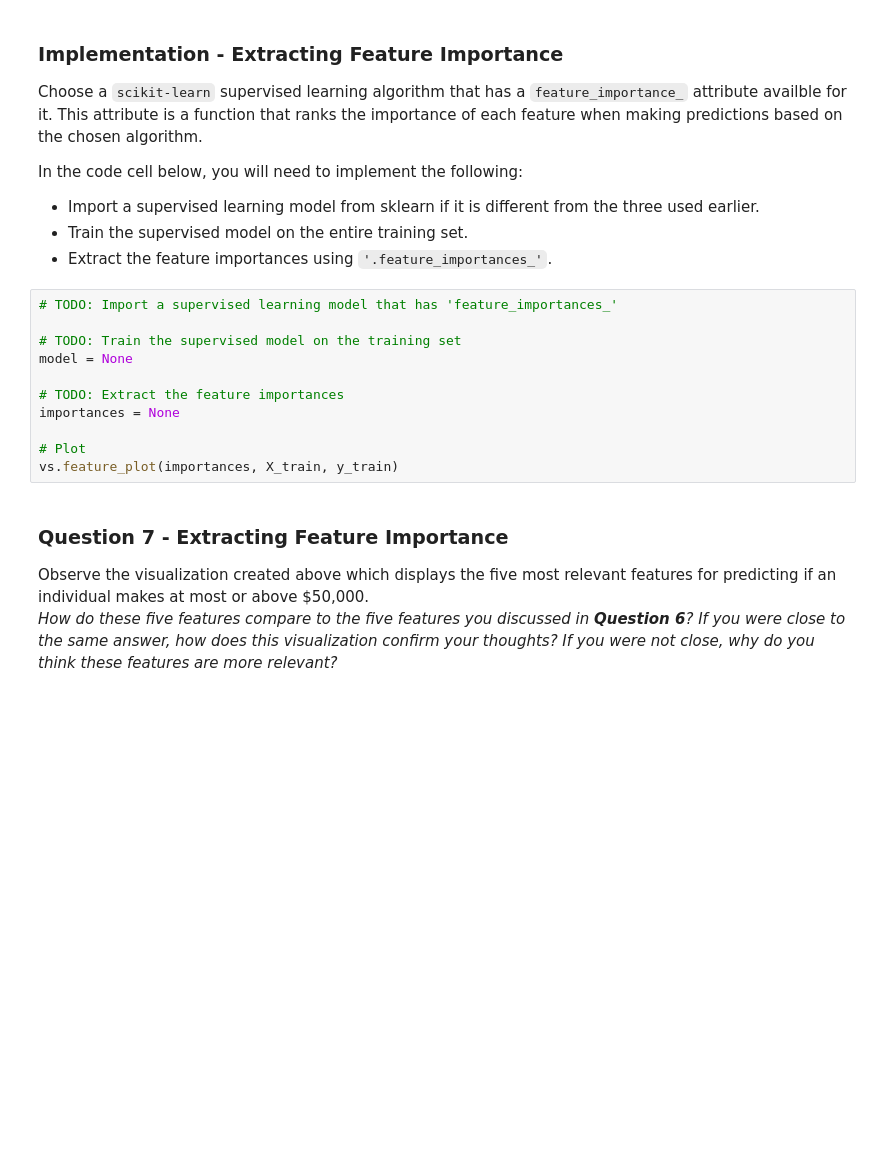
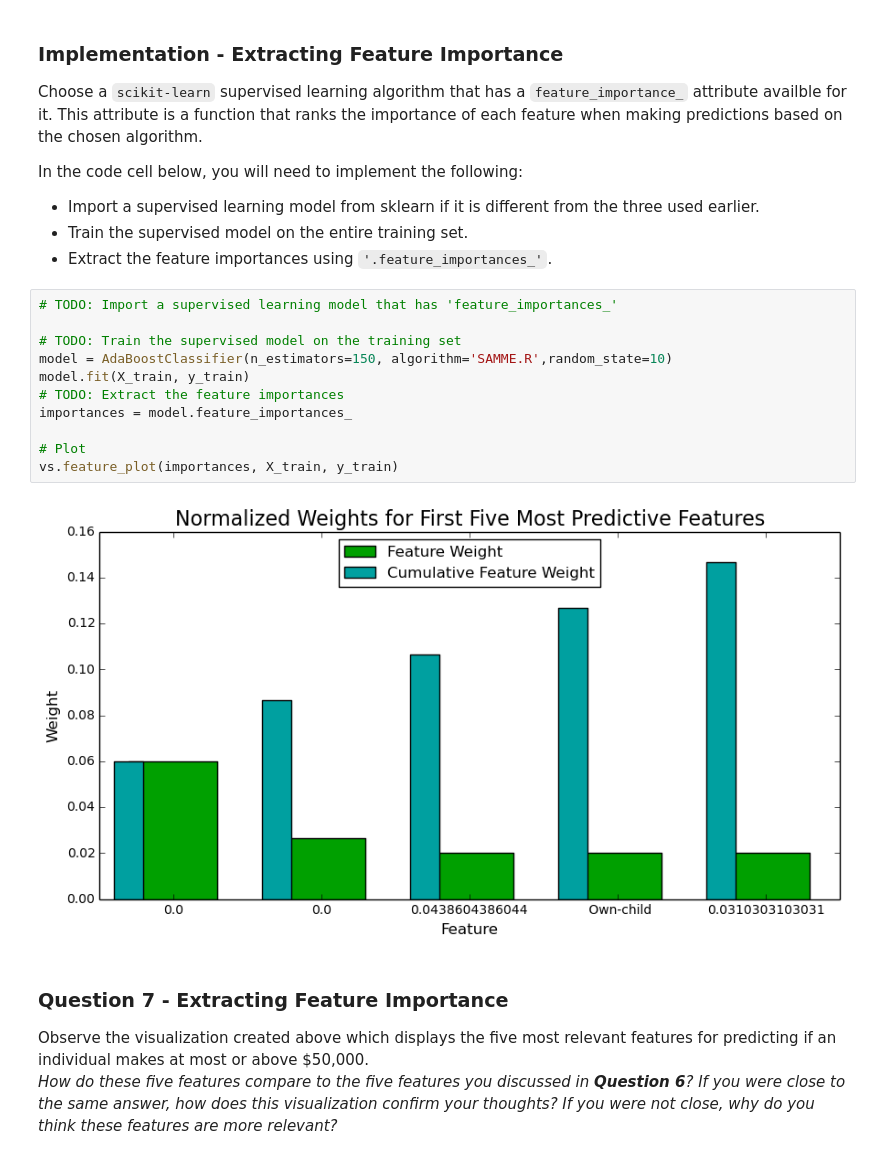
Before and after one commit to tahirahmad2030/findingdonorsforcharity, a Jupyter notebook: finding_donors.ipynb, the cells around one changed output. Cells and saved outputs as stored; diff of their text form; blank space fills up the shorter version.

```diff
--- a/finding_donors.ipynb
+++ b/finding_donors.ipynb
@@ -462,14 +559,16 @@ In the code cell below, you will need to implement the following:
 # %%
 # TODO: Import a supervised learning model that has 'feature_importances_'
 
 # TODO: Train the supervised model on the training set
-model = None
-
+model = AdaBoostClassifier(n_estimators=150, algorithm='SAMME.R',random_state=10)
+model.fit(X_train, y_train)
 # TODO: Extract the feature importances
-importances = None
+importances = model.feature_importances_
 
 # Plot
 vs.feature_plot(importances, X_train, y_train)
+# %% [output]
+[figure, added]
 # %% [markdown]
 ### Question 7 - Extracting Feature Importance
 
```
Also changed, not shown: parts of 23 cells of this notebook, 1 other file.
